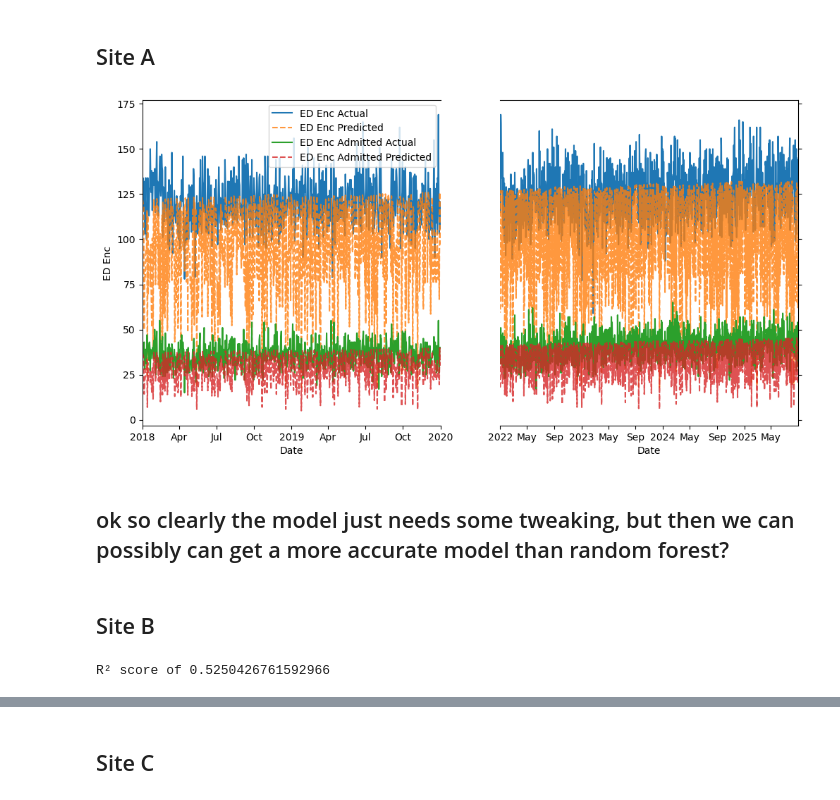
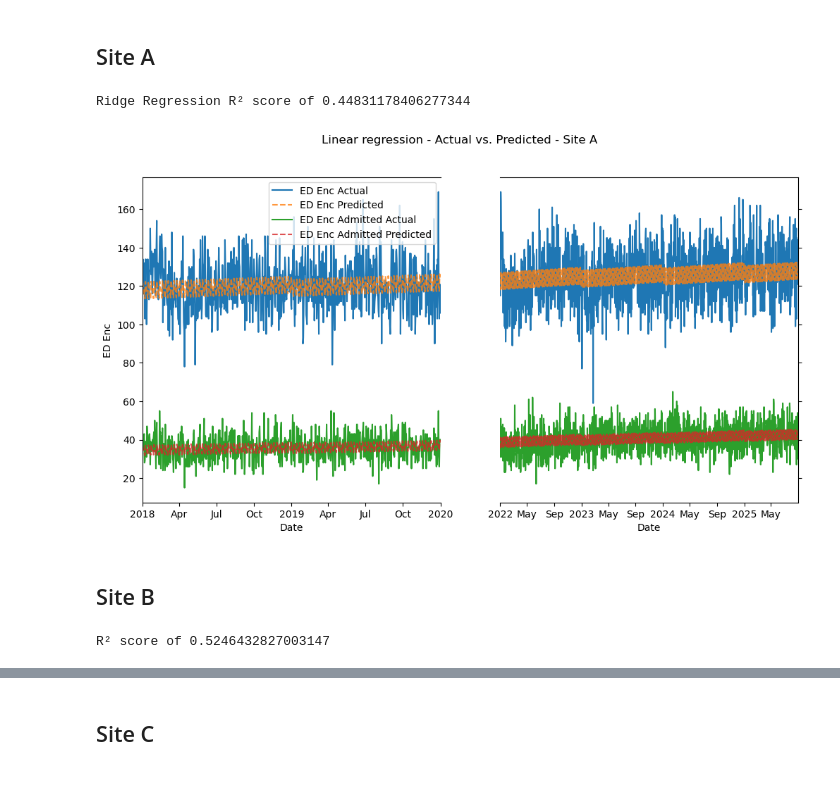
Before and after one commit to southdakotamines-datascience/dsu-no-sleep, a Jupyter notebook: model.ipynb, the cells around one changed output, grey strips where cells are left out. Saved outputs shown, nothing was run; the diff lists cells and outputs as text; code cells hidden in the pictures.

```diff
--- a/model.ipynb
+++ b/model.ipynb
@@ -25,6 +26,12 @@ block_ranges = { 1: range(0, 6),
                  2: range(6, 12),
                  3: range(12, 18),
                  4: range(18, 24) }
+
+min_date = df["Date"].min()
+max_date = df["Date"].max()
+begin_covid_date = df.filter(pl.col("Date").dt.year() == 2020).select(pl.col("Date")).min()
+end_covid_date = df.filter(pl.col("Date").dt.year() == 2021).select(pl.col("Date")).max()
+
 
 hourly_blocks_df = df.with_columns(
     pl.col("Hour").map_elements(lambda hr: next(block for block, hrs in block_ranges.items() if hr in hrs)).alias("Hour")
@@ -109,8 +300,11 @@ We can see from the EDA that, if we take out the COVID data, the data fits prett
 # %%
 from sklearn.linear_model import LinearRegression, Ridge
 
-siteA_linreg = Ridge(alpha=1).fit(siteA_X, siteA_Y)
+siteA_linreg = Ridge(alpha=1).fit(siteA_X_train, siteA_Y_train)
 score = siteA_linreg.score(siteA_X_test, siteA_Y_test)
+print(f"Ridge Regression R² score of {score}")
+# %% [output]
+Ridge Regression R² score of 0.44831178406277344
 # %%
 plot_df = siteA_train.with_columns(
     pl.datetime(
@@ -120,53 +314,47 @@ plot_df = siteA_train.with_columns(
     ).alias("Date")
 ).group_by("Date").agg(pl.col("ED Enc").sum(), pl.col("ED Enc Admitted").sum())
 
-predict = siteA_linreg.predict(siteA_X_train)
-predict_df = siteA_X_train.with_columns(
+predict = siteA_linreg.predict(siteA_X)
+predict_df = siteA_X.with_columns(
     pl.Series(name="ED Enc Predicted", values=predict[:,0]),
     pl.Series(name="ED Enc Admitted Predicted", values=predict[:,1])
 ).with_columns(
     pl.datetime(
         pl.col("Year"),
         pl.col("Month"),
         pl.col("Day"),
     ).alias("Date")
 ).group_by("Date").agg(pl.col("ED Enc Predicted").sum(), pl.col("ED Enc Admitted Predicted").sum())
 
 fig, (ax, ax1) = plt.subplots(1, 2, figsize=(12, 6), sharey=True)
 
 sns.lineplot(data=plot_df, x="Date", y="ED Enc", label="ED Enc Actual", ax=ax)
 sns.lineplot(data=predict_df, x="Date", y="ED Enc Predicted", label="ED Enc Predicted", linestyle="--", alpha=0.8, ax=ax)
 sns.lineplot(data=plot_df, x="Date", y="ED Enc Admitted", label="ED Enc Admitted Actual", ax=ax)
 sns.lineplot(data=predict_df, x="Date", y="ED Enc Admitted Predicted", label="ED Enc Admitted Predicted", linestyle="--", alpha=0.8, ax=ax)
 
 sns.lineplot(data=plot_df, x="Date", y="ED Enc", ax=ax1)
 sns.lineplot(data=predict_df, x="Date", y="ED Enc Predicted", linestyle="--", alpha=0.8, ax=ax1)
 sns.lineplot(data=plot_df, x="Date", y="ED Enc Admitted", ax=ax1)
 sns.lineplot(data=predict_df, x="Date", y="ED Enc Admitted Predicted", linestyle="--", alpha=0.8, ax=ax1)
 
-min_date = plot_df["Date"].min()
-max_date = plot_df["Date"].max()
-begin_covid_date = df.filter(pl.col("Date").dt.year() == 2020).select(pl.col("Date")).min()
-end_covid_date = df.filter(pl.col("Date").dt.year() == 2021).select(pl.col("Date")).max()
-
 ax.set_xlim(left=min_date, right=begin_covid_date)
 ax1.set_xlim(left=end_covid_date, right=max_date)
 ax.spines.right.set_visible(False)
 ax1.spines.left.set_visible(False)
 ax.tick_params(labelright=False)
 ax1.yaxis.tick_right()
 
 ax.xaxis.set_major_formatter(mdates.ConciseDateFormatter(ax.xaxis.get_major_locator()))
 ax1.xaxis.set_major_formatter(mdates.ConciseDateFormatter(ax1.xaxis.get_major_locator()))
+fig.suptitle("Linear regression - Actual vs. Predicted - Site A")
 plt.show()
 # %% [output]
-[figure, old version]
+[figure, new version]
-# %% [markdown]
-## ok so clearly the model just needs some tweaking, but then we can possibly can get a more accurate model than random forest?
 # %% [markdown]
 ## Site B
 # %%
-siteB_linreg = LinearRegression().fit(siteB_X, siteB_Y)
+siteB_linreg = LinearRegression().fit(siteB_X_train, siteB_Y_train)
 print(f"R² score of {siteB_linreg.score(siteB_X_test, siteB_Y_test)}")
 # %% [output]
-R² score of 0.5250426761592966
+R² score of 0.5246432827003147
```
Also changed, not shown: parts of 27 cells of this notebook.
